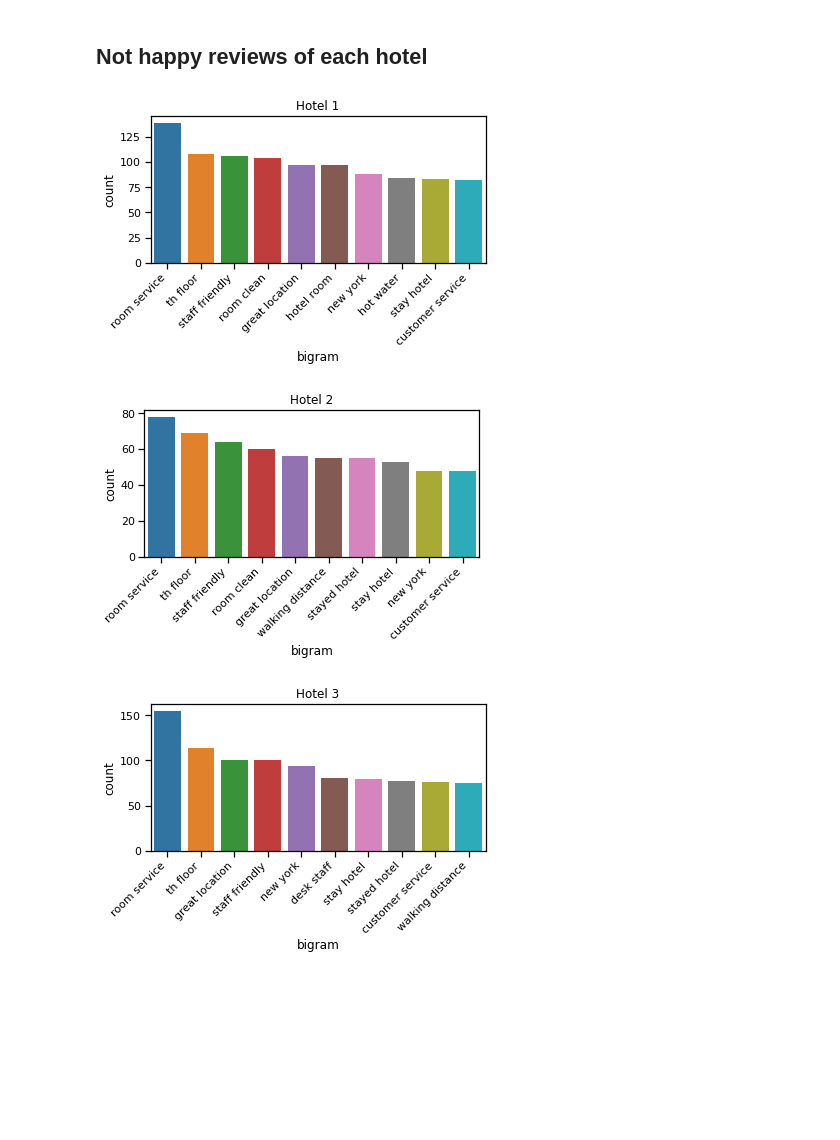
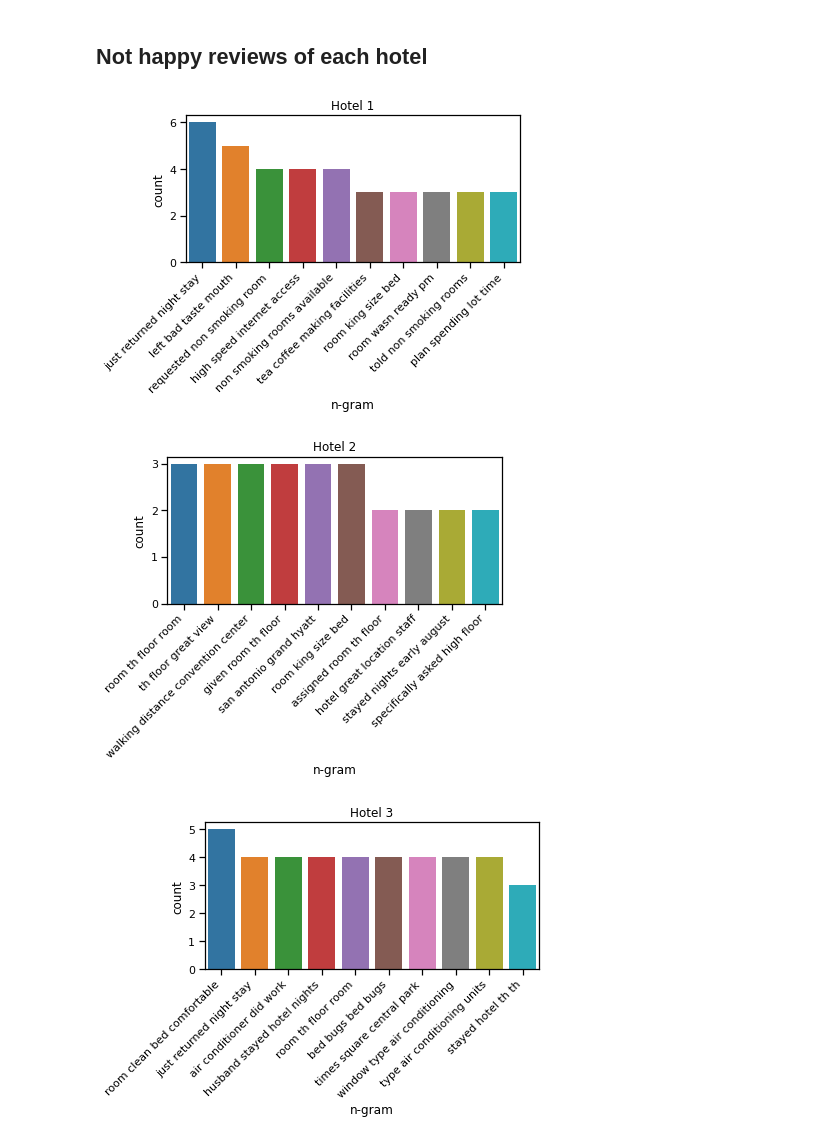
Before and after one commit to sina5/Happy-Hotel, a Jupyter notebook: happy-hotel.ipynb, the cells around one changed output. Saved outputs shown, nothing was run; the diff lists cells and outputs as text; code cells hidden in the pictures; blank space fills up the shorter version.

```diff
--- a/happy-hotel.ipynb
+++ b/happy-hotel.ipynb
@@ -479,16 +488,16 @@ ValueError: Could not interpret input 'bigram'
 # %% [markdown]
 ## Not happy reviews of each hotel
 # %%
-for group in happy_hotels_grouped.groups:
+for group in not_happy_hotels_grouped.groups:
     current_df = not_happy_hotels_grouped.get_group(group)
-    grams = top_ngrams(current_df.Description, 10, n=3)
+    grams = top_ngrams(current_df.Description, 10, n=4)
     df_not_happy_bigrams = pd.DataFrame(grams, columns = ['n-gram' , 'count'])
     fig = plt.figure(figsize=(6,3))
     ax = sns.barplot(x='n-gram', y='count', data=df_not_happy_bigrams)
     fig.autofmt_xdate(rotation=45)
     plt.title('Hotel {}'.format(group))
     plt.show()
 # %% [output]
-[figure, old version]
+[figure, new version]
-[figure, old version]
+[figure, new version]
-[figure, old version]
+[figure, new version]
```
Also changed, not shown: parts of 3 cells of this notebook.
